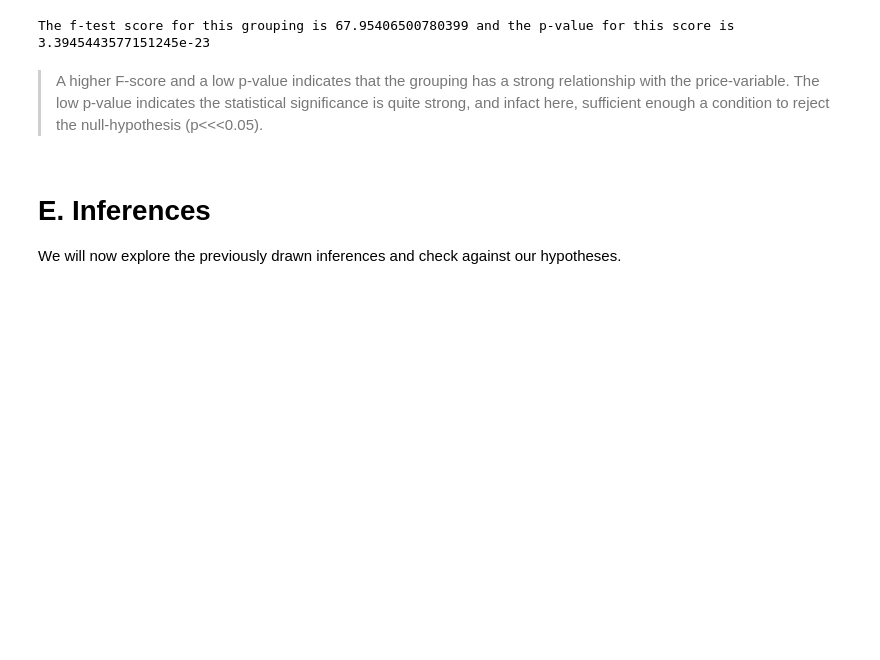
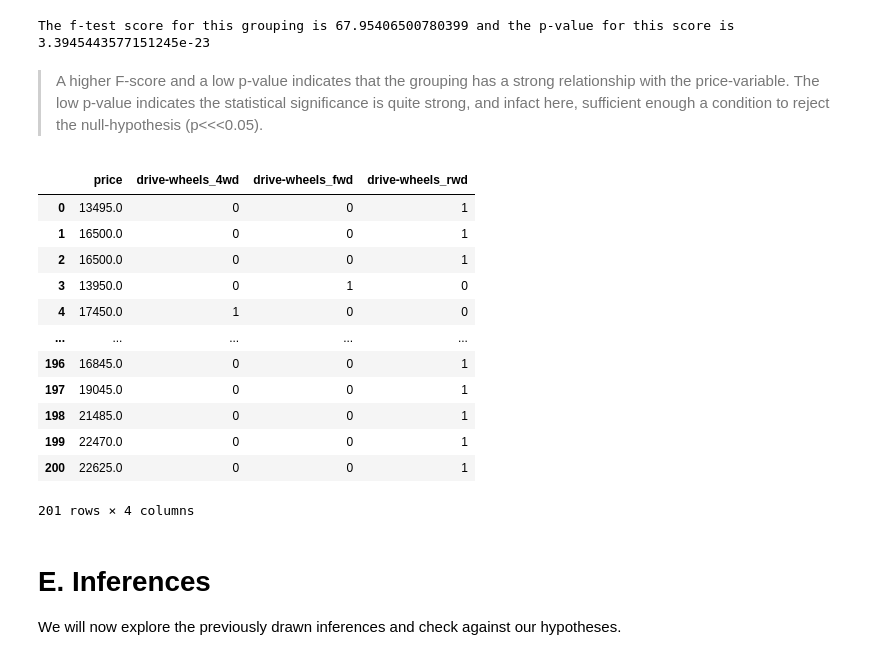
Before and after one commit to hantablack9/automobile-price-eda, a Jupyter notebook: automobiles-eda.ipynb, the cells around one changed output. Cells and saved outputs as stored; diff of their text form; code cells hidden in the pictures; blank space fills up the shorter version.

```diff
--- a/automobiles-eda.ipynb
+++ b/automobiles-eda.ipynb
@@ -420,6 +420,24 @@ print("The f-test score for this grouping is",f_val ,"and the p-value for this s
 The f-test score for this grouping is 67.95406500780399 and the p-value for this score is 3.3945443577151245e-23
 # %% [markdown]
 > A higher F-score and a low p-value indicates that the grouping has a strong relationship with the price-variable. The low p-value indicates the statistical significance is quite strong, and infact here, sufficient enough a condition to reject the null-hypothesis (p<<<0.05).
+# %%
+grouped_test3 = df[['drive-wheels', 'price']]
+grouped_test3
+pd.get_dummies(grouped_test3[['drive-wheels', 'price']])
+# %% [output]
+|  | price | drive-wheels_4wd | drive-wheels_fwd | drive-wheels_rwd |
+| 0 | 13495.0 | 0 | 0 | 1 |
+| 1 | 16500.0 | 0 | 0 | 1 |
+| 2 | 16500.0 | 0 | 0 | 1 |
+| 3 | 13950.0 | 0 | 1 | 0 |
+| 4 | 17450.0 | 1 | 0 | 0 |
+| ... | ... | ... | ... | ... |
+| 196 | 16845.0 | 0 | 0 | 1 |
+| 197 | 19045.0 | 0 | 0 | 1 |
+| 198 | 21485.0 | 0 | 0 | 1 |
+| 199 | 22470.0 | 0 | 0 | 1 |
+| 200 | 22625.0 | 0 | 0 | 1 |
+201 rows × 4 columns
 # %% [markdown]
 # E. Inferences
 
```
